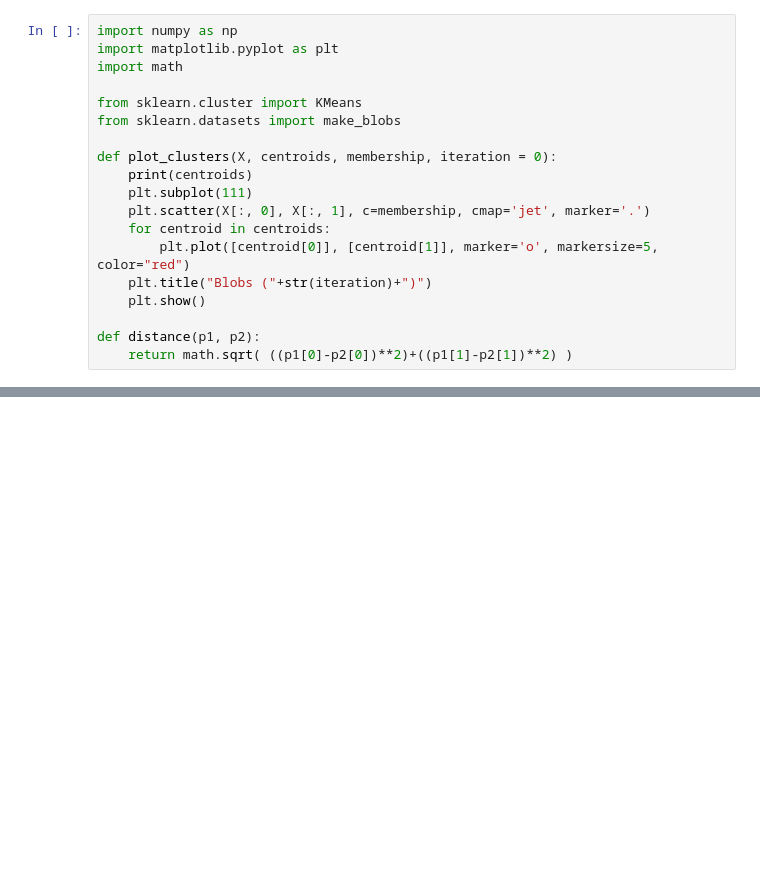
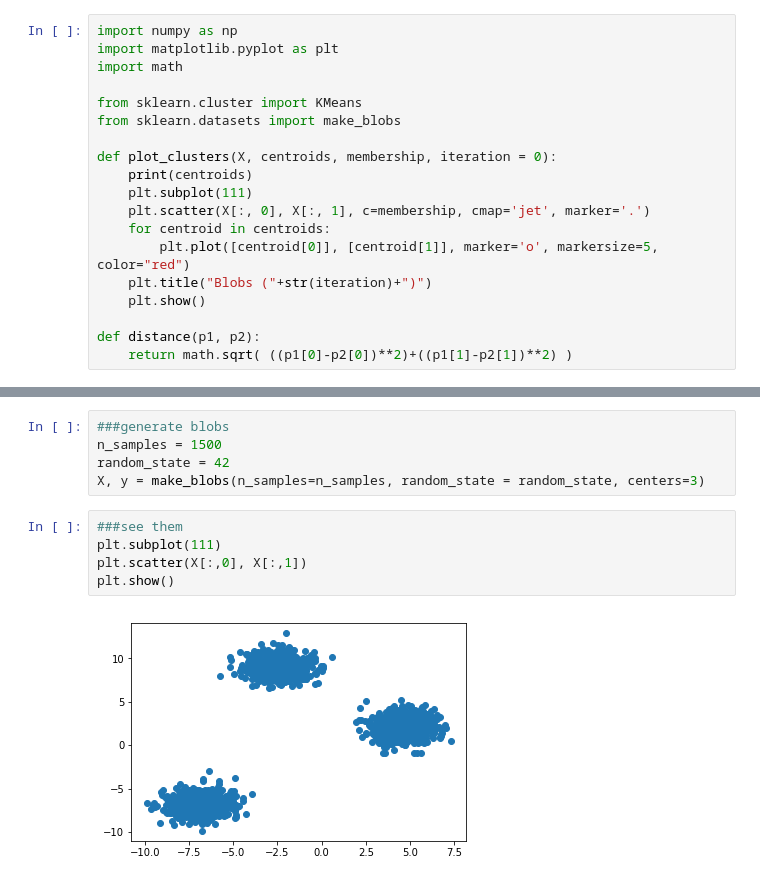
Before and after one commit to ignaciojvig/machine-learning-bootcamp, a Jupyter notebook: Atividades/Clustering/dummy_clustering_clean.ipynb, the cells around one changed output, grey strips where cells are left out. Cells and saved outputs as stored; diff of their text form; blank space fills up the shorter version.

```diff
--- a/Atividades/Clustering/dummy_clustering_clean.ipynb
+++ b/Atividades/Clustering/dummy_clustering_clean.ipynb
@@ -42,0 +20,12 @@ def distance(p1, p2):
+# %%
+###generate blobs
+n_samples = 1500
+random_state = 42
+X, y = make_blobs(n_samples=n_samples, random_state = random_state, centers=3)
+# %%
+###see them
+plt.subplot(111)
+plt.scatter(X[:,0], X[:,1])
+plt.show()
+# %% [output]
+[figure, added]
```
Also changed, not shown: parts of 8 cells of this notebook, 1 other file.
